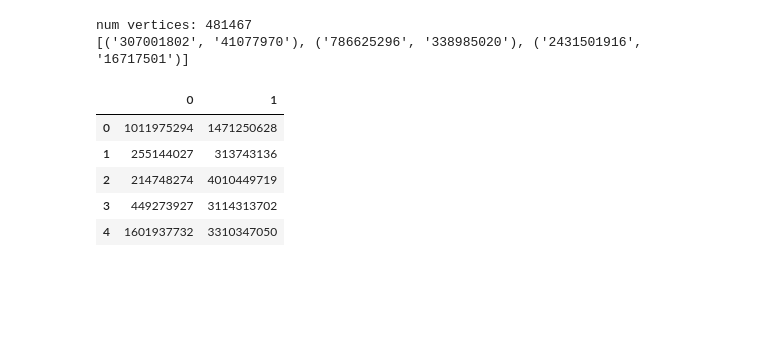
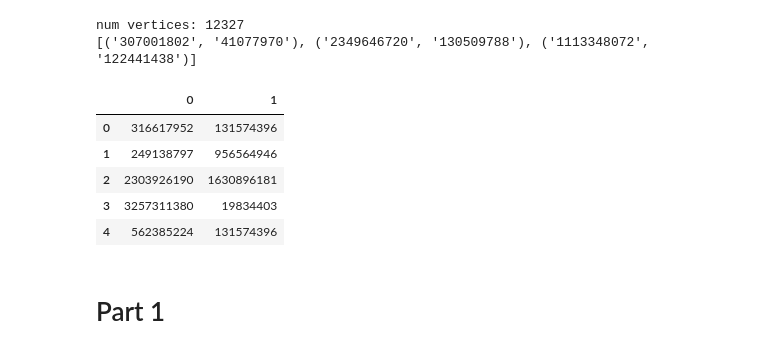
Before and after one commit to vaughankraska/social_data_mining, a Jupyter notebook: src/labs/social_network_analysis/finn.ipynb, the cells around one changed output. Cells and saved outputs as stored; diff of their text form; code cells hidden in the pictures; blank space fills up the shorter version.

```diff
--- a/src/labs/social_network_analysis/finn.ipynb
+++ b/src/labs/social_network_analysis/finn.ipynb
@@ -1,30 +1,38 @@
 # %%
+import os
 import igraph as ig
 import matplotlib.pyplot as plt
 import pandas as pd
-from src.utils import tweets_as_dataframe
+from src.utils import plot_graph, prepare_graph
 from src.crud import get_author_to_author, get_distinct_authors
 from src.config import get_db_connection
+USE_MINI = True
 # %%
-con = get_db_connection(db_path="../../../data/twitter.db", use_dict_reponses=False)
+if USE_MINI:
+    db_path = "../../../data/twitter_small.db"
+else:
+    db_path = "../../../data/twitter.db"
+con = get_db_connection(db_path=db_path, use_dict_reponses=False)
 retweet_edges = get_author_to_author(con, response_type="retweeted")
 reply_edges = get_author_to_author(con, response_type="replied_to")
 con.close()
-con = get_db_connection(db_path="../../../data/twitter.db")
+con = get_db_connection(db_path=db_path)
 authors = get_distinct_authors(con)
 con.close()
 print(f"num vertices: {len(authors)}")
 print(reply_edges[:3])
 pd.DataFrame(retweet_edges).head()
 # %% [output]
-num vertices: 481467
-[('307001802', '41077970'), ('786625296', '338985020'), ('2431501916', '16717501')]
+num vertices: 12327
+[('307001802', '41077970'), ('2349646720', '130509788'), ('1113348072', '122441438')]
 |  | 0 | 1 |
-| 0 | 1011975294 | 1471250628 |
-| 1 | 255144027 | 313743136 |
-| 2 | 214748274 | 4010449719 |
-| 3 | 449273927 | 3114313702 |
-| 4 | 1601937732 | 3310347050 |
+| 0 | 316617952 | 131574396 |
+| 1 | 249138797 | 956564946 |
+| 2 | 2303926190 | 1630896181 |
+| 3 | 3257311380 | 19834403 |
+| 4 | 562385224 | 131574396 |
+# %% [markdown]
+# Part 1
 # %%
 retweet_graph = ig.Graph(len(authors))
 retweet_graph["title"] = "Retweet network"
```
Also changed, not shown: parts of 4 cells of this notebook, 2 other files.
